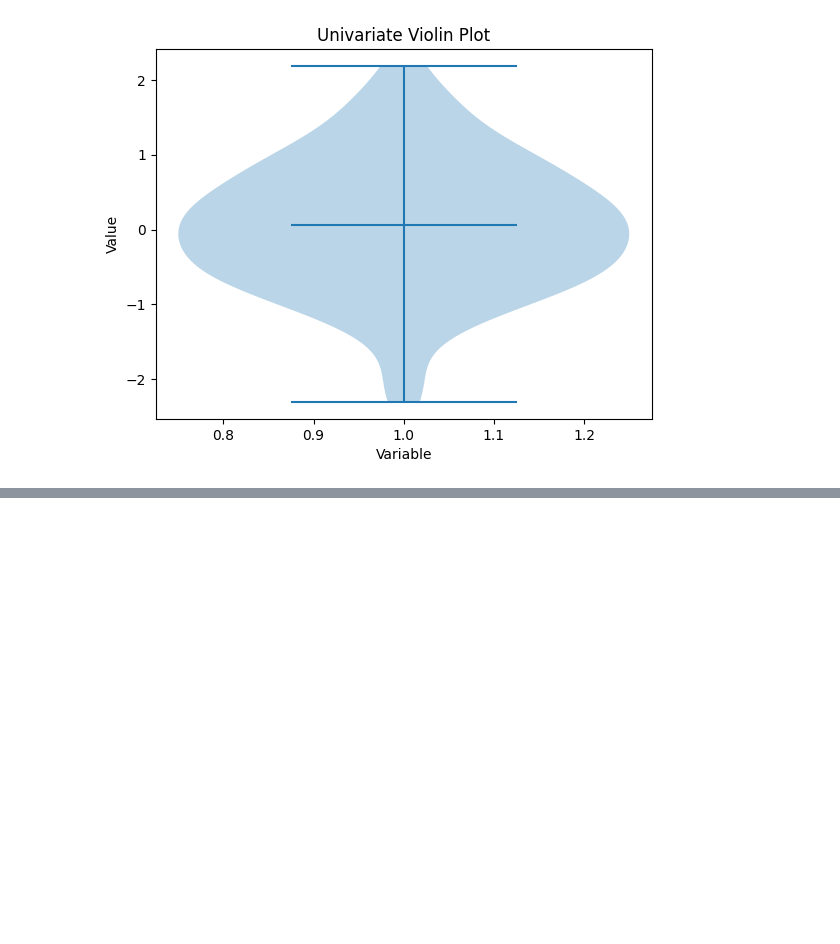
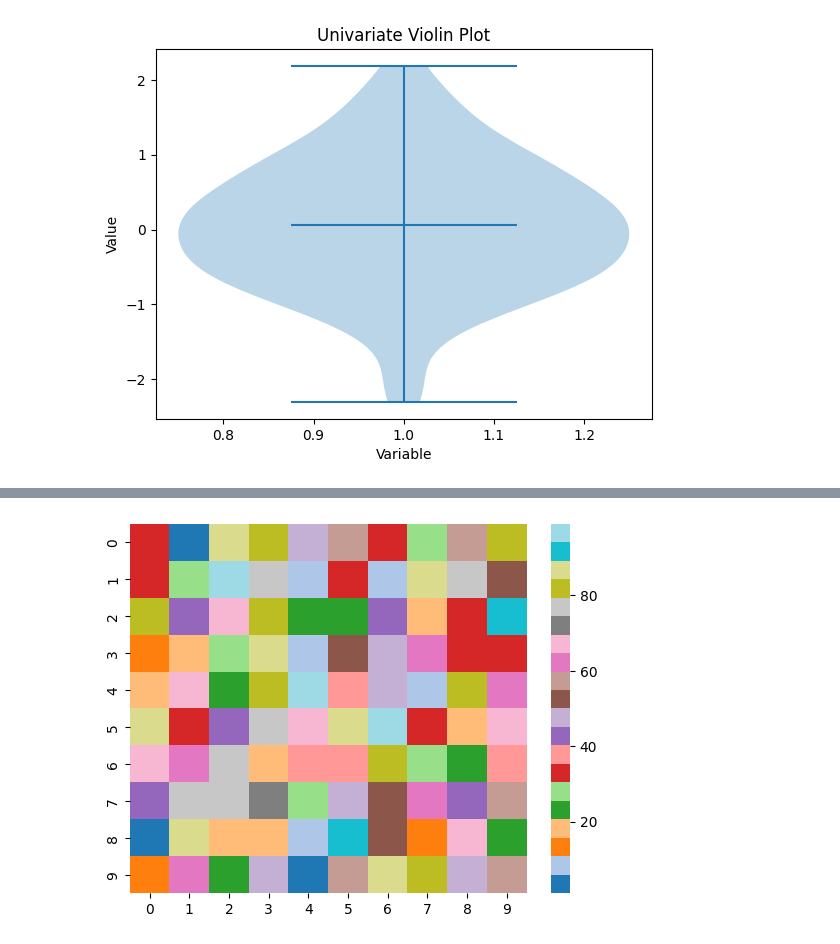
Before and after one commit to Chetana10r/Python_for_DS, a Jupyter notebook: Visualization.ipynb, the cells around one changed output, grey strips where cells are left out. Cells and saved outputs as stored; diff of their text form; code cells hidden in the pictures; blank space fills up the shorter version.

```diff
--- a/Visualization.ipynb
+++ b/Visualization.ipynb
@@ -591,0 +612,5 @@ plt.show()
+# %%
+hm=sn.heatmap(data=data,cmap="tab20")
+plt.show()
+# %% [output]
+[figure, added]
```
Also changed, not shown: parts of 24 cells of this notebook, 3 other files.
